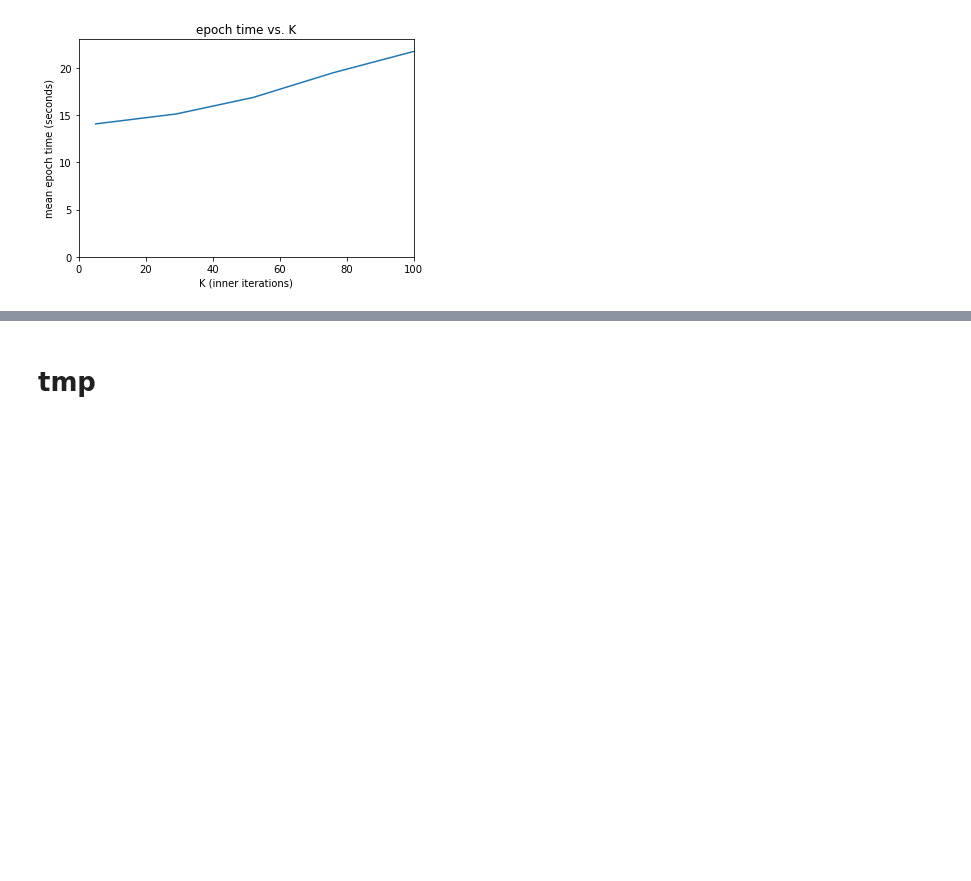
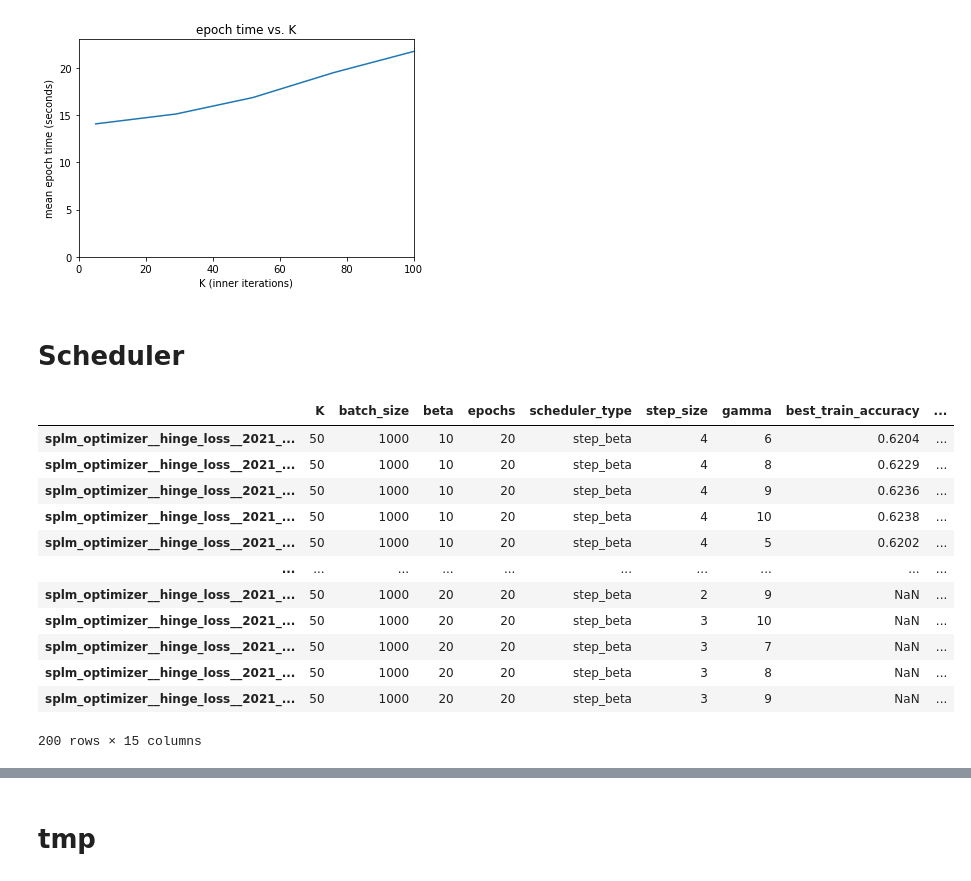
Before and after one commit to eldarab/SPLM, a Jupyter notebook: experiments/results/visualize_results.ipynb, the cells around one changed output, grey strips where cells are left out. Saved outputs shown, nothing was run; the diff lists cells and outputs as text; code cells hidden in the pictures; blank space fills up the shorter version.

```diff
--- a/experiments/results/visualize_results.ipynb
+++ b/experiments/results/visualize_results.ipynb
@@ -55,3 +55,5 @@ plt.xlim((0, 100))
 plt.show()
 # %% [output]
 [figure]
+# %% [markdown]
+# Scheduler
@@ -57,0 +62,16 @@ plt.show()
+# %%
+df.sort_values('best_eval_accuracy', ascending=False)
+# %% [output]
+|  | K | batch_size | beta | epochs | scheduler_type | step_size | gamma | best_train_accuracy | ... |
+| splm_optimizer__hinge_loss__2021_... | 50 | 1000 | 10 | 20 | step_beta | 4 | 6 | 0.6204 | ... |
+| splm_optimizer__hinge_loss__2021_... | 50 | 1000 | 10 | 20 | step_beta | 4 | 8 | 0.6229 | ... |
+| splm_optimizer__hinge_loss__2021_... | 50 | 1000 | 10 | 20 | step_beta | 4 | 9 | 0.6236 | ... |
+| splm_optimizer__hinge_loss__2021_... | 50 | 1000 | 10 | 20 | step_beta | 4 | 10 | 0.6238 | ... |
+| splm_optimizer__hinge_loss__2021_... | 50 | 1000 | 10 | 20 | step_beta | 4 | 5 | 0.6202 | ... |
+| ... | ... | ... | ... | ... | ... | ... | ... | ... | ... |
+| splm_optimizer__hinge_loss__2021_... | 50 | 1000 | 20 | 20 | step_beta | 2 | 9 | NaN | ... |
+| splm_optimizer__hinge_loss__2021_... | 50 | 1000 | 20 | 20 | step_beta | 3 | 10 | NaN | ... |
+| splm_optimizer__hinge_loss__2021_... | 50 | 1000 | 20 | 20 | step_beta | 3 | 7 | NaN | ... |
+| splm_optimizer__hinge_loss__2021_... | 50 | 1000 | 20 | 20 | step_beta | 3 | 8 | NaN | ... |
+| splm_optimizer__hinge_loss__2021_... | 50 | 1000 | 20 | 20 | step_beta | 3 | 9 | NaN | ... |
+200 rows × 15 columns
```
Also changed, not shown: parts of 4 cells of this notebook, 2 other files.
